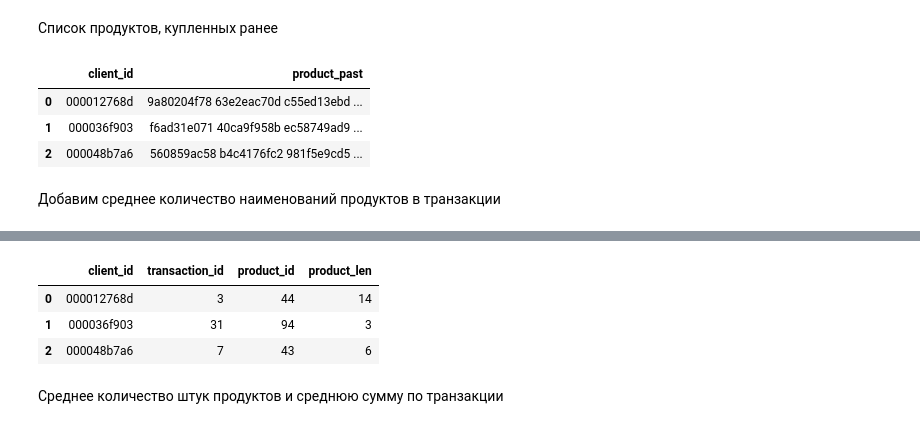
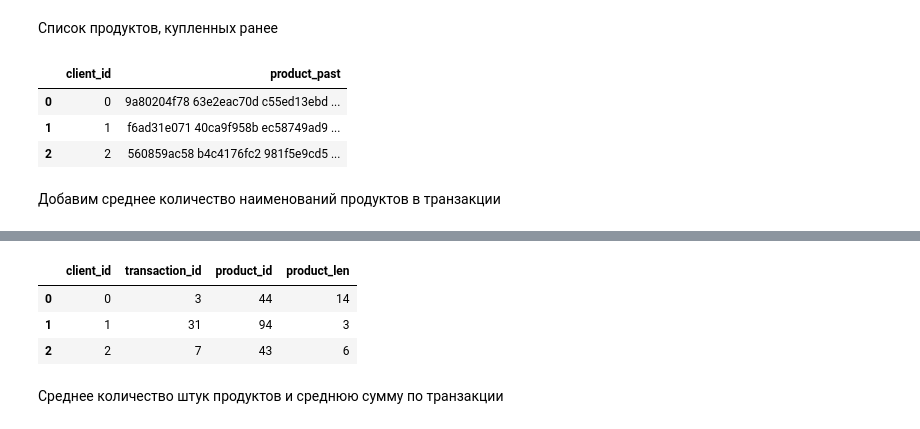
Before and after one commit to polosataya/x5-recommender_system, a Jupyter notebook: recommender_baseline.ipynb, the cells around one changed output, grey strips where cells are left out. Drawn from its saved outputs; the diff is of its cells as text; code cells hidden in the pictures.

```diff
--- a/recommender_baseline.ipynb
+++ b/recommender_baseline.ipynb
@@ -52,3 +55,11 @@ df_clients['gender']=df_clients['gender'].map({'U':2, 'F':1, 'M':0}).astype('int
+# %%
+enc = LabelEncoder()
+df_purchases['transaction_id'] = enc.fit_transform(df_purchases.transaction_id).astype('int32')
+# %%
+#Клиенты в df_purchases и df_clients теже самые. Можно сразу кодировать
+enc = LabelEncoder()
+df_purchases['client_id'] = enc.fit_transform(df_purchases.client_id).astype('int32')
+df_clients['client_id'] = enc.transform(df_clients.client_id).astype('int32')
 # %% [markdown]
 Сбор инфо о клиентах и покупках в одну таблицу
 # %%
@@ -142,15 +153,16 @@ joblib.dump(prod_enc, 'prod_enc.pkl')
 Список продуктов, купленных ранее
 # %%
 #Все продукты в строку
+#Для примера, в этом ноутбуке не используется
 temp = X[['client_id', 'product_id']].groupby('client_id').agg({'product_id':lambda x: ' '.join(map(str, x))})
 temp.columns = ['product_past']
 temp.reset_index(drop=False, inplace=True)
 temp.head(3)
 # %% [output]
 |  | client_id | product_past |
-| 0 | 000012768d | 9a80204f78 63e2eac70d c55ed13ebd ... |
-| 1 | 000036f903 | f6ad31e071 40ca9f958b ec58749ad9 ... |
-| 2 | 000048b7a6 | 560859ac58 b4c4176fc2 981f5e9cd5 ... |
+| 0 | 0 | 9a80204f78 63e2eac70d c55ed13ebd ... |
+| 1 | 1 | f6ad31e071 40ca9f958b ec58749ad9 ... |
+| 2 | 2 | 560859ac58 b4c4176fc2 981f5e9cd5 ... |
 # %%
 df = pd.merge(df, temp[['client_id', 'product_past']], how='left', left_on='client_id', right_on='client_id', left_index=True)
 # %% [markdown]
@@ -158,7 +170,7 @@ df = pd.merge(df, temp[['client_id', 'product_past']], how='left', left_on='clie
 # %%
 %%time
 temp = X[['client_id', 'transaction_id', 'product_id']].groupby(['client_id']).nunique()
-temp['product_len'] = (temp['product_id']//temp['transaction_id']).astype('int8')
+temp['product_len'] = (temp['product_id']//temp['transaction_id'])
 temp.drop(['client_id'], axis=1, inplace=True)
 temp.reset_index(drop=False, inplace=True)
 temp.head(3)
@@ -168,6 +180,6 @@ Wall time: 4min 41s
 |  | client_id | transaction_id | product_id | product_len |
-| 0 | 000012768d | 3 | 44 | 14 |
-| 1 | 000036f903 | 31 | 94 | 3 |
-| 2 | 000048b7a6 | 7 | 43 | 6 |
+| 0 | 0 | 3 | 44 | 14 |
+| 1 | 1 | 31 | 94 | 3 |
+| 2 | 2 | 7 | 43 | 6 |
 # %%
 df = pd.merge(df, temp[['client_id', 'product_len']], how='left', left_on='client_id', right_on='client_id', left_index=True)
```
Also changed, not shown: parts of 21 cells of this notebook.
